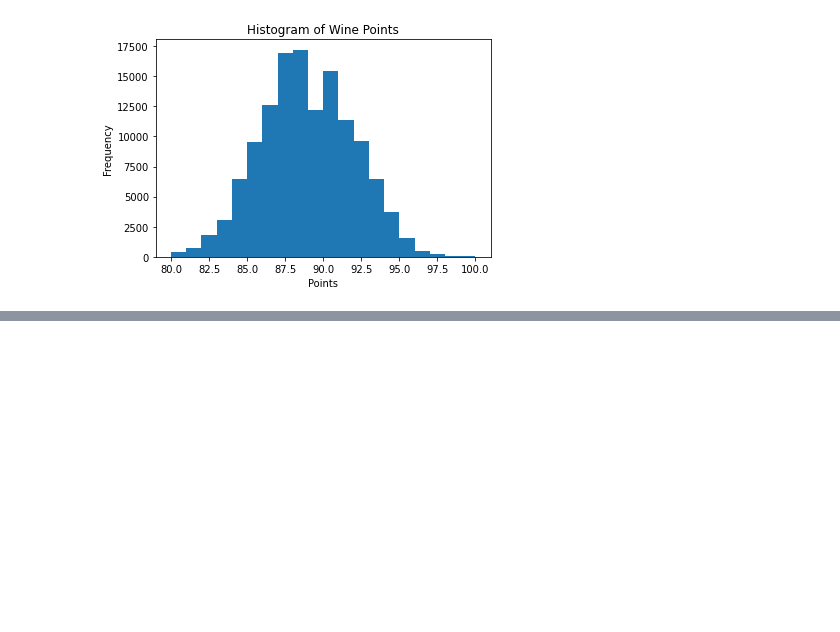
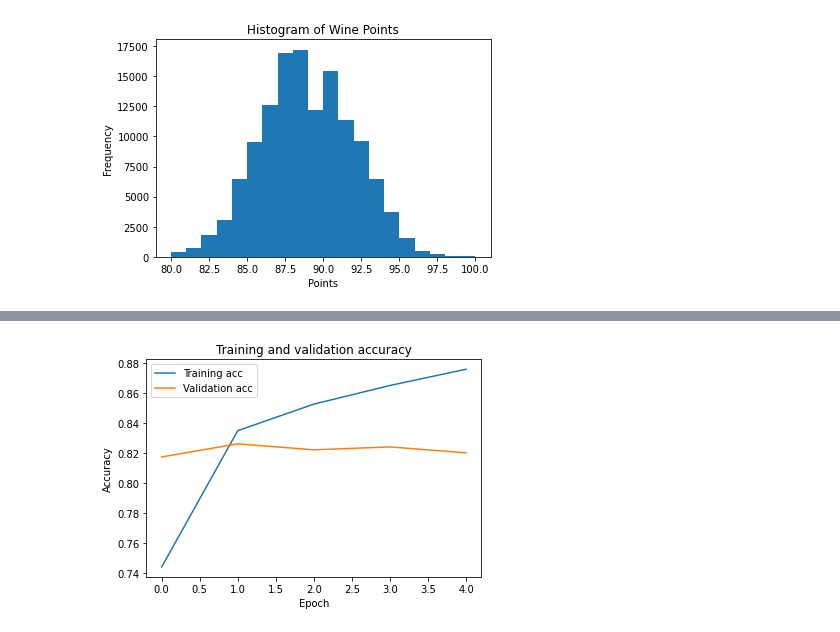
Before and after one commit to janus78/MasterIA-Notebooks_Tetra3, a Jupyter notebook: FreeCodeCampTendroFlowPractice.ipynb, the cells around one changed output, grey strips where cells are left out. Saved outputs shown, nothing was run; the diff lists cells and outputs as text; code cells hidden in the pictures; blank space fills up the shorter version.

```diff
--- a/FreeCodeCampTendroFlowPractice.ipynb
+++ b/FreeCodeCampTendroFlowPractice.ipynb
@@ -49,0 +59,3 @@ Name: description, Length: 129971, dtype: object
+# %%
+#Embedding the data using tensorflow_hub and model this is for make the sentences as number that the computer can use
+hub_layer = hub.KerasLayer("https://tfhub.dev/google/nnlm-en-dim50/2",dtype=tf.string, trainable=True)
@@ -49,0 +79,14 @@ Name: description, Length: 129971, dtype: object
+# %%
+#creating a model using tensorflow keras addind a dropout
+model = tf.keras.Sequential()
+model.add(hub_layer)
+model.add(tf.keras.layers.Dense(16, activation="relu"))
+model.add(tf.keras.layers.Dropout(0.4)) #this dropout layer is used to generalize a little bit
+model.add(tf.keras.layers.Dense(16, activation="relu"))
+model.add(tf.keras.layers.Dropout(0.4))
+model.add(tf.keras.layers.Dense(1, activation="sigmoid"))
+# %%
+#compiling the model
+model.compile(optimizer=tf.keras.optimizers.Adam(learning_rate=0.01),
+              loss=tf.keras.losses.BinaryCrossentropy(),
+              metrics=['accuracy']) #probably this needs ['accuracy']
@@ -49,0 +105,3 @@ Name: description, Length: 129971, dtype: object
+# %%
+#fitting the model
+history = model.fit(train_data, epochs=5, validation_data=valid_data)
@@ -49,0 +119,11 @@ Name: description, Length: 129971, dtype: object
+# %%
+#plotting model history
+plt.plot(history.history['accuracy'], label='Training acc')
+plt.plot(history.history['val_accuracy'], label='Validation acc')
+plt.title('Training and validation accuracy')
+plt.xlabel('Epoch')
+plt.ylabel('Accuracy')
+plt.legend()
+plt.show()
+# %% [output]
+[figure, added]
```
Also changed, not shown: parts of 22 cells of this notebook, 6 other files.
